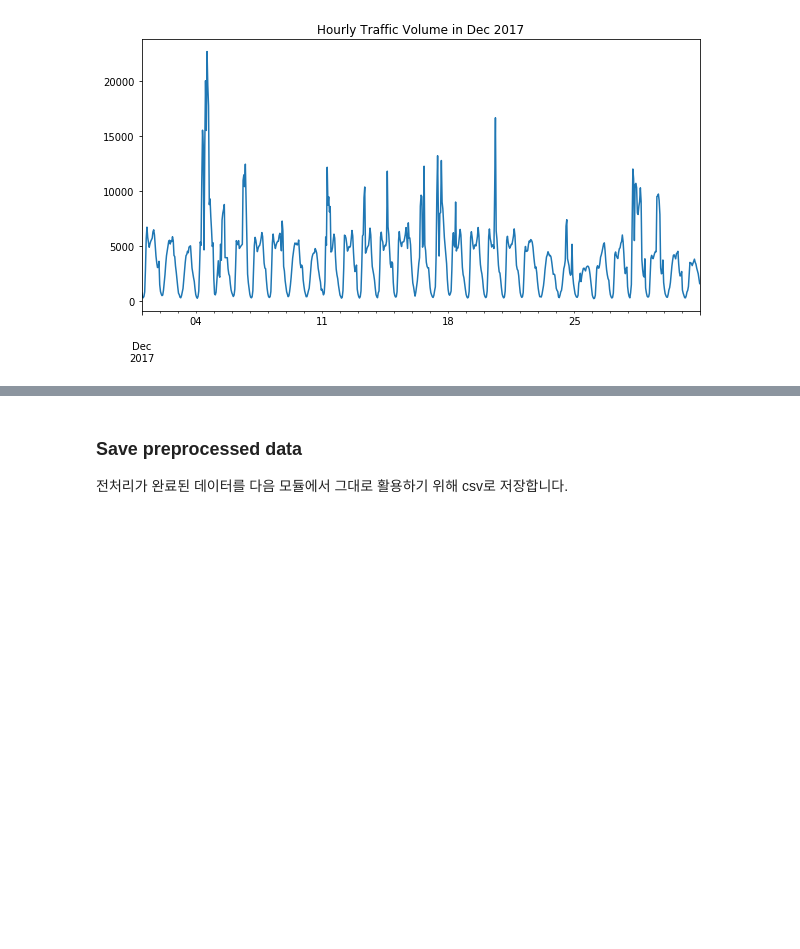
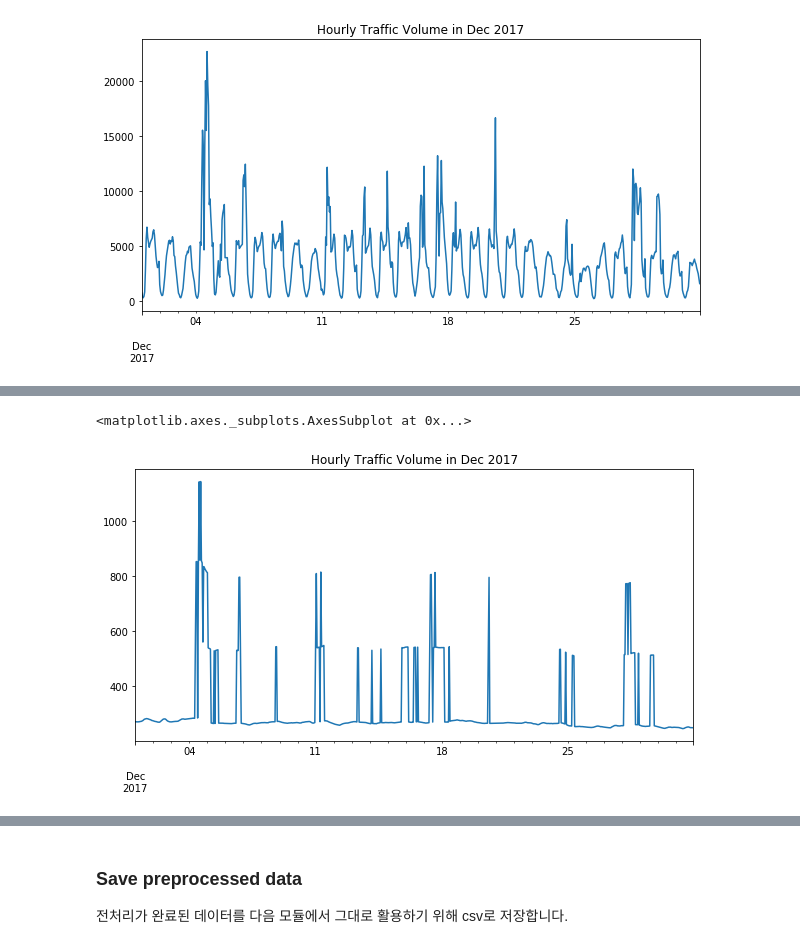
Before and after one commit to daekeun-ml/time-series-on-aws-hol, a Jupyter notebook: traffic-volume/1.training_local.ipynb, the cells around one changed output, grey strips where cells are left out. Saved outputs shown, nothing was run; the diff lists cells and outputs as text; code cells hidden in the pictures; blank space fills up the shorter version.

```diff
--- a/traffic-volume/1.training_local.ipynb
+++ b/traffic-volume/1.training_local.ipynb
@@ -272,0 +268,5 @@ target_train_df['2017-12-01':'2017-12-31']['traffic_volume'].resample('H').sum()
+# %%
+related_train_df['2017-12-01':'2017-12-31']['temp'].resample(FREQ).sum().plot(title="Hourly Traffic Volume in Dec 2017", figsize=(10,5))
+# %% [output]
+<matplotlib.axes._subplots.AxesSubplot at 0x...>
+[figure, added]
```
Also changed, not shown: parts of 17 cells of this notebook, 9 other files.
